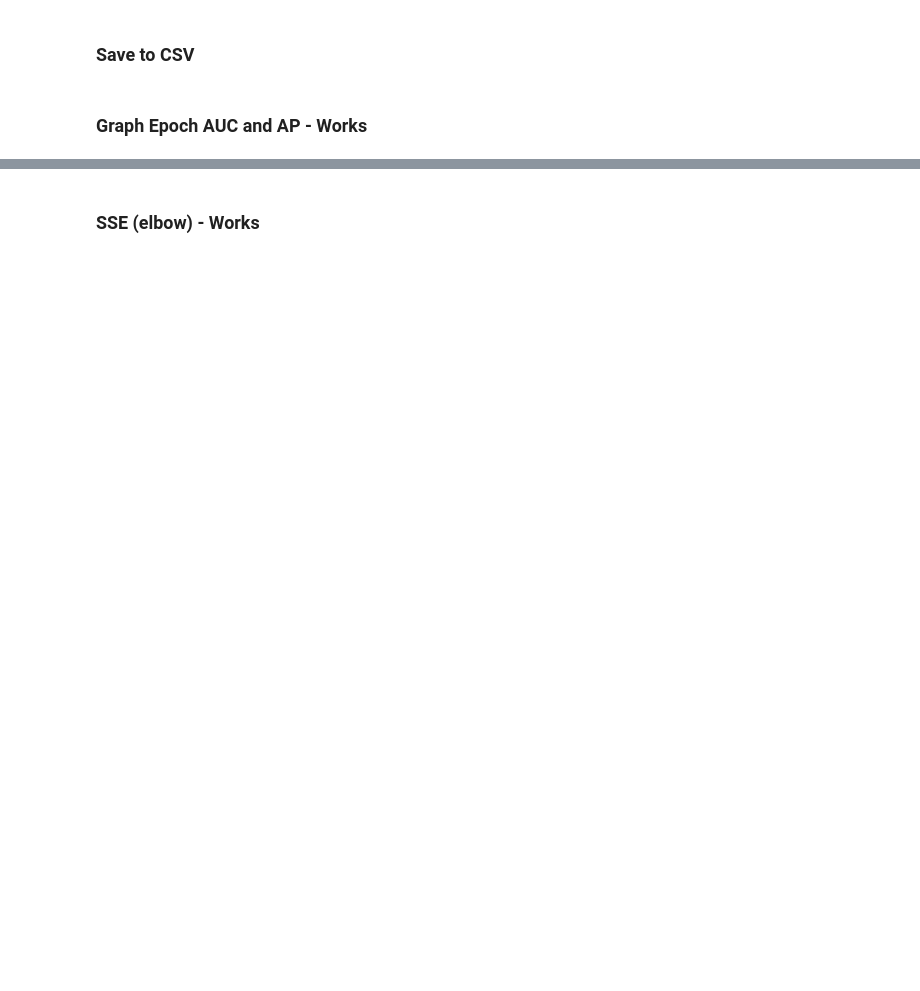
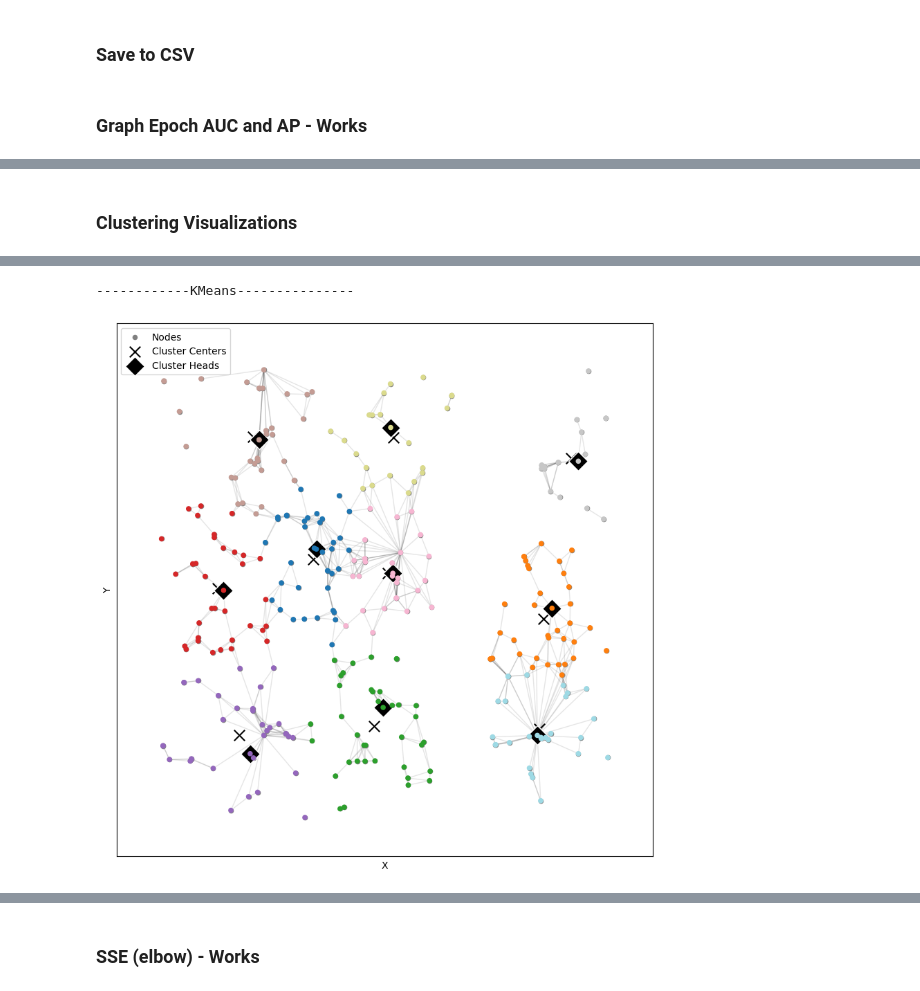
Before and after one commit to jegraham/1-GNN-Clustering, a Jupyter notebook: Simplified_Graham,_Jessica_GAE_Clustering_Phase_1_KMeans.ipynb, the cells around one changed output, grey strips where cells are left out. Saved outputs shown, nothing was run; the diff lists cells and outputs as text; code cells hidden in the pictures; blank space fills up the shorter version.

```diff
--- a/Simplified_Graham,_Jessica_GAE_Clustering_Phase_1_KMeans.ipynb
+++ b/Simplified_Graham,_Jessica_GAE_Clustering_Phase_1_KMeans.ipynb
@@ -648,0 +637,30 @@ NameError: ignored
+# %% [markdown]
+### Clustering Visualizations
+# %%
+print("------------KMeans---------------")
+node_cluster_head_indices = []
+node_distances_to_centers = node_kmeans.transform(node_X)
+for i in range(num_clusters):
+    node_cluster_data_indices = np.where(node_labels == i)[0]
+    node_distances_to_center = node_distances_to_centers[node_cluster_data_indices, i]
+    node_cluster_head_index = node_cluster_data_indices[np.argmin(node_distances_to_center)]
+    node_cluster_head_indices.append(node_cluster_head_index)
+
+# Create a single figure and axis
+fig, ax = plt.subplots(figsize=(10, 10))
+nx.draw_networkx_edges(node_G, node_pos, alpha=0.1, ax=ax)
+node_scatter = ax.scatter(X[:, 0], X[:, 1], s=20, color='grey', label='Nodes')
+nx.draw_networkx_nodes(node_G, node_pos, cmap=plt.get_cmap('tab20'), node_color=node_labels, node_size=20, ax=ax)
+
+node_cluster_x, node_cluster_y = zip(*node_cluster_centers)
+cluster_scatter = ax.scatter(node_cluster_x, node_cluster_y, marker='x', s=125, c='black', label='Cluster Centers')
+
+node_cluster_head_x = [X[i][0] for i in node_cluster_head_indices]
+node_cluster_head_y = [X[i][1] for i in node_cluster_head_indices]
+cluster_head_scatter = ax.scatter(node_cluster_head_x, node_cluster_head_y, marker='D', s=200, c='black', edgecolors='white', linewidth=1, label='Cluster Heads')
+ax.set_xlabel('X')
+ax.set_ylabel('Y')
+ax.legend(handles=[node_scatter, cluster_scatter, cluster_head_scatter])
+plt.savefig(f'{folder_path}{run_id}_{version}-cluster-centers-node-features-non-gnn', format='eps', dpi=300)
+plt.show()
+# %% [output]
@@ -648,0 +668,2 @@ NameError: ignored
+------------KMeans---------------
+[figure, added]
```
Also changed, not shown: parts of 66 cells of this notebook.
